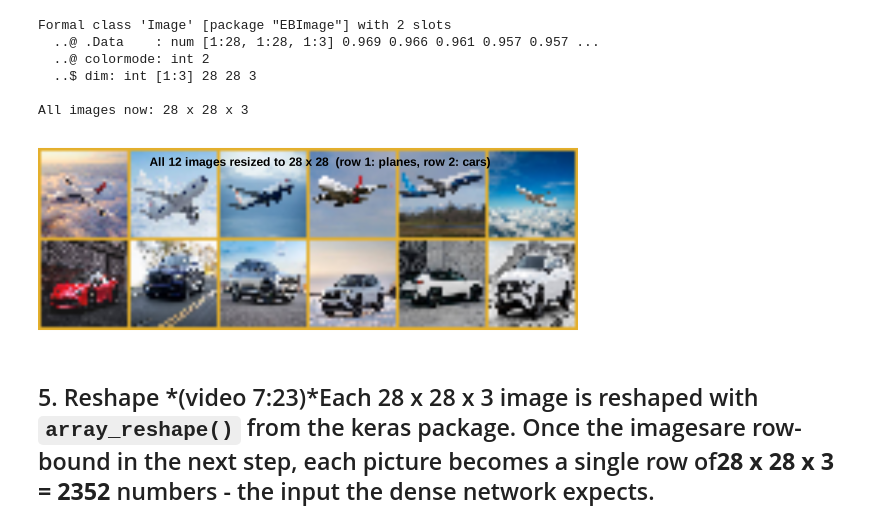
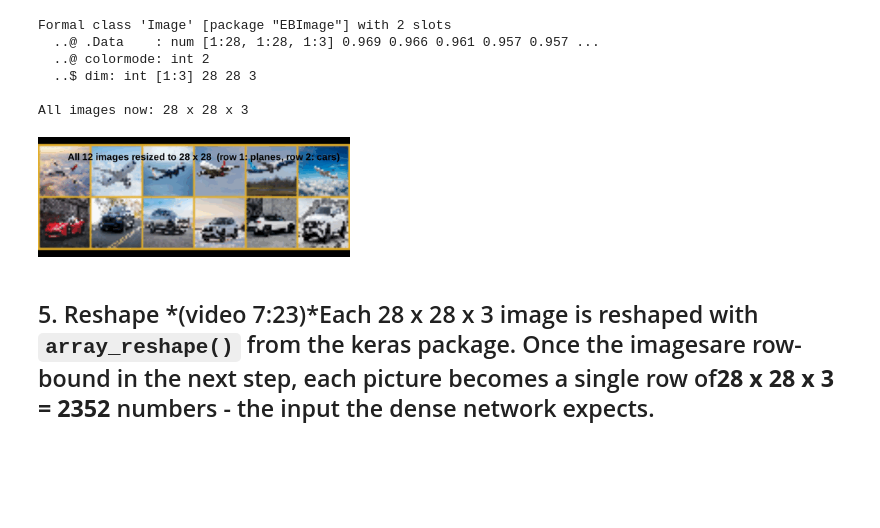
Before and after one commit to Swaroop192005/23102A0001_R-Programming, a Jupyter notebook: Mini_Project/R_Mini_Project_Image_Classification_Keras_23102A0001.ipynb, the cells around one changed output. Drawn from its saved outputs; the diff is of its cells as text; code cells hidden in the pictures; blank space fills up the shorter version.

```diff
--- a/Mini_Project/R_Mini_Project_Image_Classification_Keras_23102A0001.ipynb
+++ b/Mini_Project/R_Mini_Project_Image_Classification_Keras_23102A0001.ipynb
@@ -147,11 +155,11 @@ Formal class 'Image' [package "EBImage"] with 2 slots
 All images now: 28 x 28 x 3
 # %%
 # All 12 images at 28 x 28 - top row planes, bottom row cars
-options(repr.plot.width = 9, repr.plot.height = 3.4)
+options(repr.plot.width = 6.5, repr.plot.height = 2.5)
 display(tile(combine(mypic), nx = 6), method = "raster")
 title(main = "All 12 images resized to 28 x 28  (row 1: planes, row 2: cars)")
 # %% [output]
-[figure, old version]
+[figure, new version]
 # %% [markdown]
 ## 5. Reshape *(video 7:23)*Each 28 x 28 x 3 image is reshaped with `array_reshape()` from the keras package. Once the imagesare row-bound in the next step, each picture becomes a single row of**28 x 28 x 3 = 2352** numbers - the input the dense network expects.
 # %%
```
Also changed, not shown: parts of 10 cells of this notebook.
